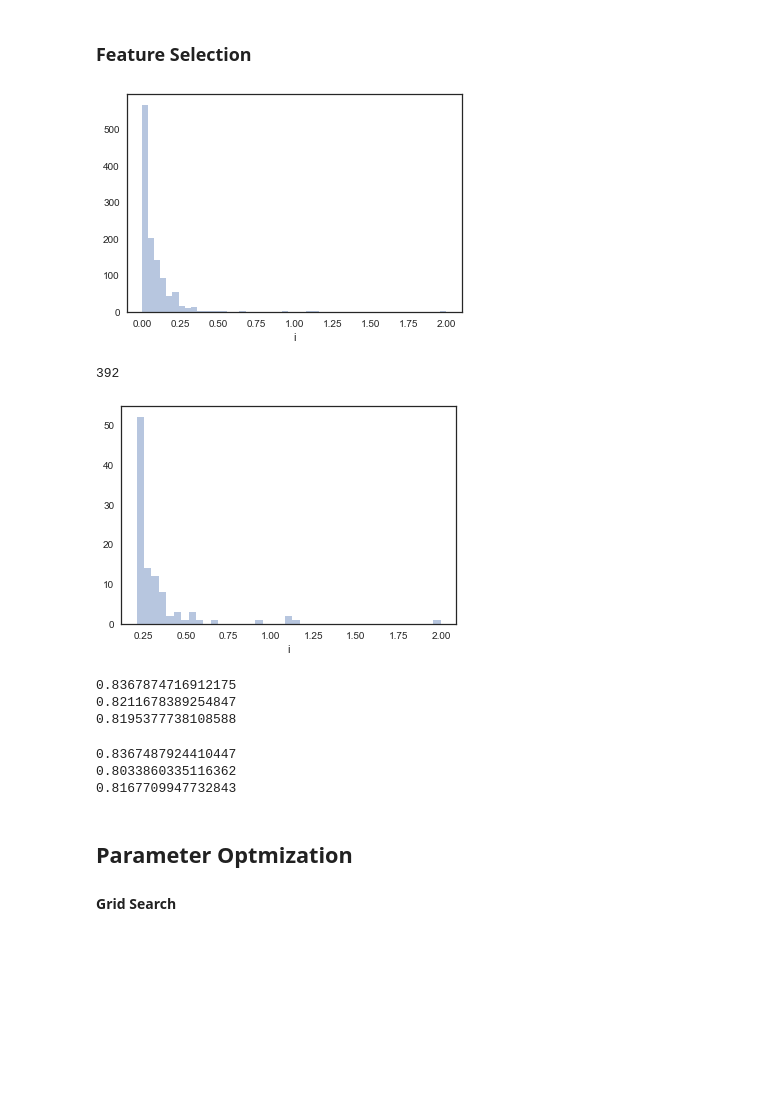
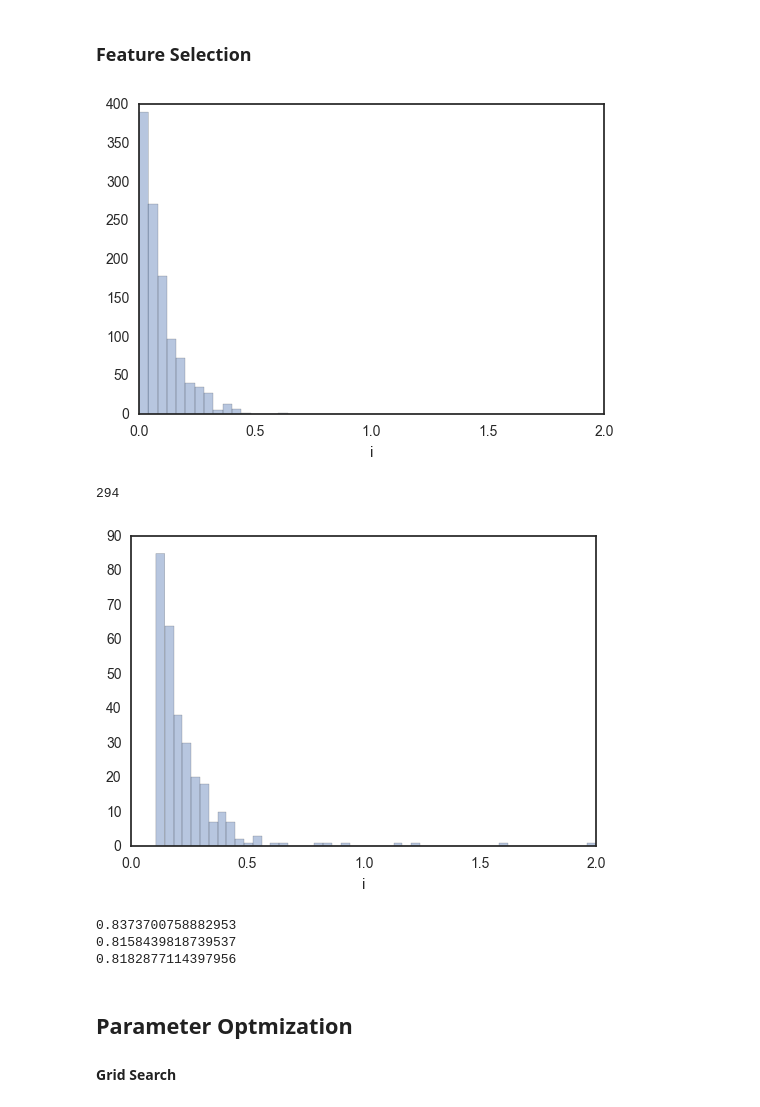
Before and after one commit to adrielvieira/machine-learning, a Jupyter notebook: projects/capstone/Santander Customer Satisfaction.ipynb, the cells around one changed output. Cells and saved outputs as stored; diff of their text form; code cells hidden in the pictures; blank space fills up the shorter version.

```diff
--- a/projects/capstone/Santander Customer Satisfaction.ipynb
+++ b/projects/capstone/Santander Customer Satisfaction.ipynb
@@ -150,7 +172,7 @@ min_max_scaler = MinMaxScaler()
 
 floats = train.select_dtypes('float').columns
 
-min_max_scaler.fit(train[floats])
+min_max_scaler.fit(pd.concat([train,test])[floats])
 
 train[floats] = pd.DataFrame(min_max_scaler.transform(train[floats]), columns=floats)
 test[floats] = pd.DataFrame(min_max_scaler.transform(test[floats]), columns=floats)
@@ -312,6 +336,6 @@ for f in train.select_dtypes('float').columns:
 # %%
 floats = train.select_dtypes('float').columns
-min_max_scaler.fit(train[floats])
+min_max_scaler.fit(pd.concat([train,test])[floats])
 
 train[floats] = pd.DataFrame(min_max_scaler.transform(train[floats]), columns=floats)
 test[floats] = pd.DataFrame(min_max_scaler.transform(test[floats]), columns=floats)
@@ -364,33 +388,23 @@ importances = get_feature_importances(train)
 # %%
 sns.distplot(importances.i, kde=False);
 # %% [output]
-[figure, old version]
+[figure, new version]
 # %%
 len(importances.loc[importances.i>importances.i.mean()])
 # %% [output]
-392
+294
 # %%
-sns.distplot(importances.i.head(392), kde=False);
+sns.distplot(importances.i.head(294), kde=False);
 # %% [output]
-[figure, old version]
+[figure, new version]
 # %%
-X_top_features = np.array(train[importances.head(300).index])
+X_top_features = np.array(train[importances.head(294).index])
 
 print(cross_val_score(xgb_classifier, X_top_features, y, cv=3, scoring='roc_auc').mean())
 print(cross_val_score(mlp_classifier, X_top_features, y, cv=3, scoring='roc_auc').mean())
 print(cross_val_score(lr_classifier, X_top_features, y, cv=3, scoring='roc_auc').mean())
 # %% [output]
-0.8367874716912175
-0.8211678389254847
-0.8195377738108588
+0.8373700758882953
+0.8158439818739537
+0.8182877114397956
-# %%
-X_top_features = np.array(train[importances.head(392).index])
-
-print(cross_val_score(xgb_classifier, X_top_features, y, cv=3, scoring='roc_auc').mean())
-print(cross_val_score(mlp_classifier, X_top_features, y, cv=3, scoring='roc_auc').mean())
-print(cross_val_score(lr_classifier, X_top_features, y, cv=3, scoring='roc_auc').mean())
-# %% [output]
-0.8367487924410447
-0.8033860335116362
-0.8167709947732843
 # %%
```
Also changed, not shown: parts of 47 cells of this notebook, 2 other files.
